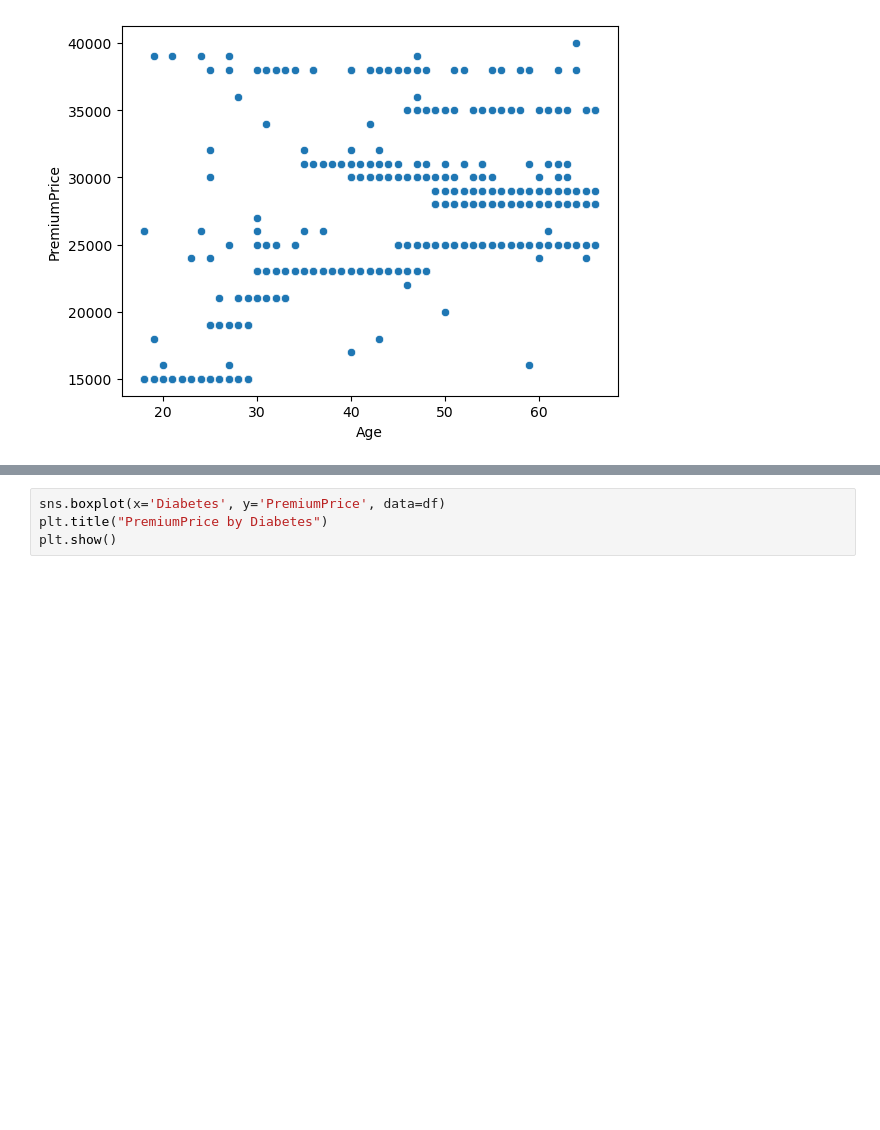
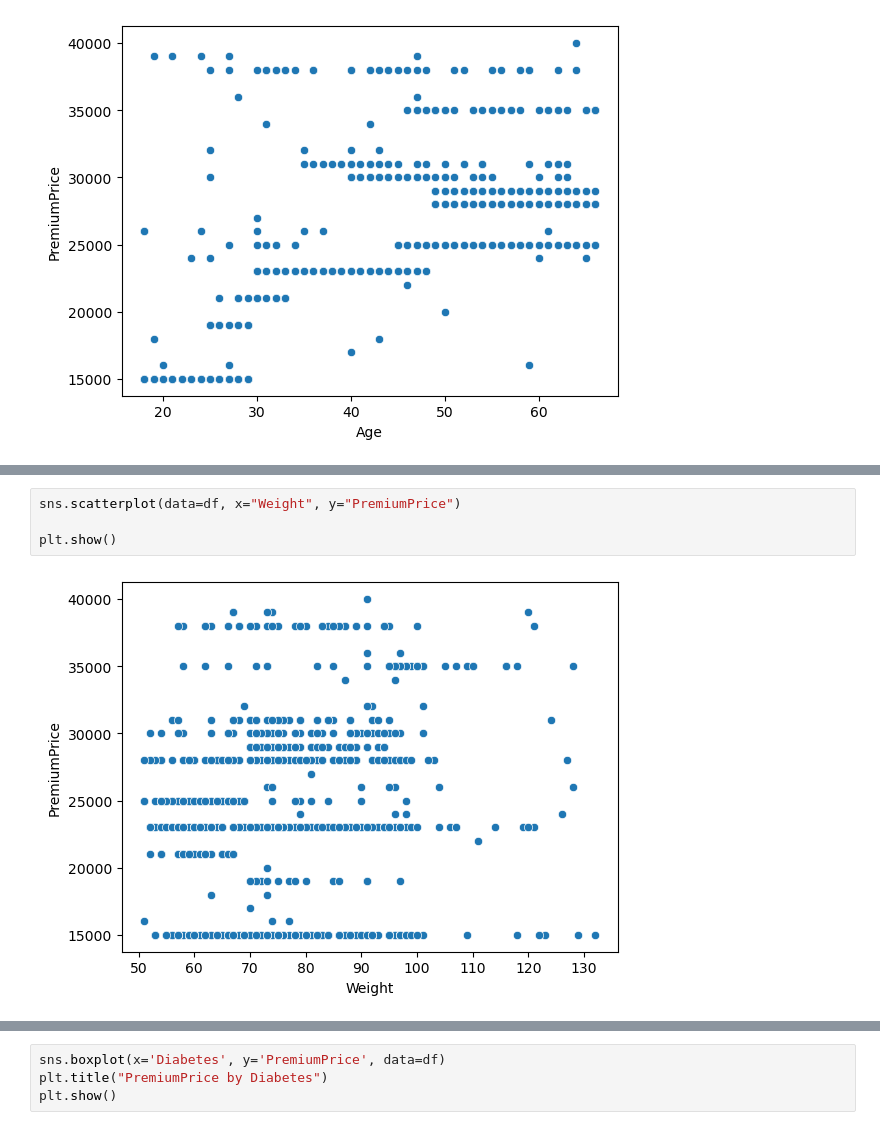
Before and after one commit to komalpreet10/Insurance_Cost_Prediction, a Jupyter notebook: Insurance_Cost_Prediction.ipynb, the cells around one changed output, grey strips where cells are left out. Cells and saved outputs as stored; diff of their text form; blank space fills up the shorter version.

```diff
--- a/Insurance_Cost_Prediction.ipynb
+++ b/Insurance_Cost_Prediction.ipynb
@@ -233,0 +378,6 @@ plt.show()
+# %%
+sns.scatterplot(data=df, x="Weight", y="PremiumPrice")
+
+plt.show()
+# %% [output]
+[figure, added]
```
Also changed, not shown: parts of 35 cells of this notebook.
